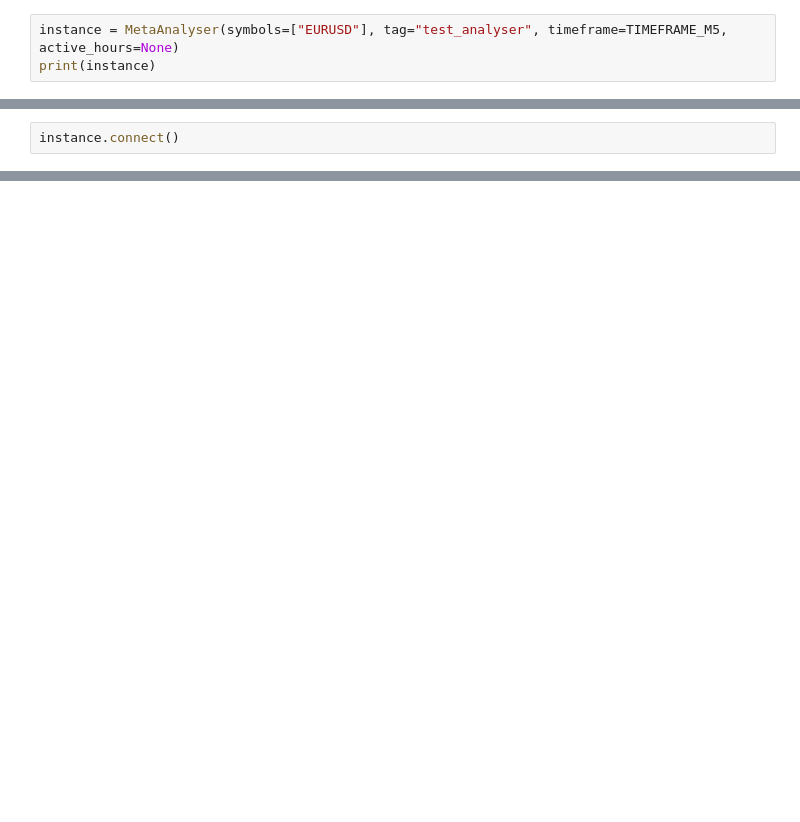
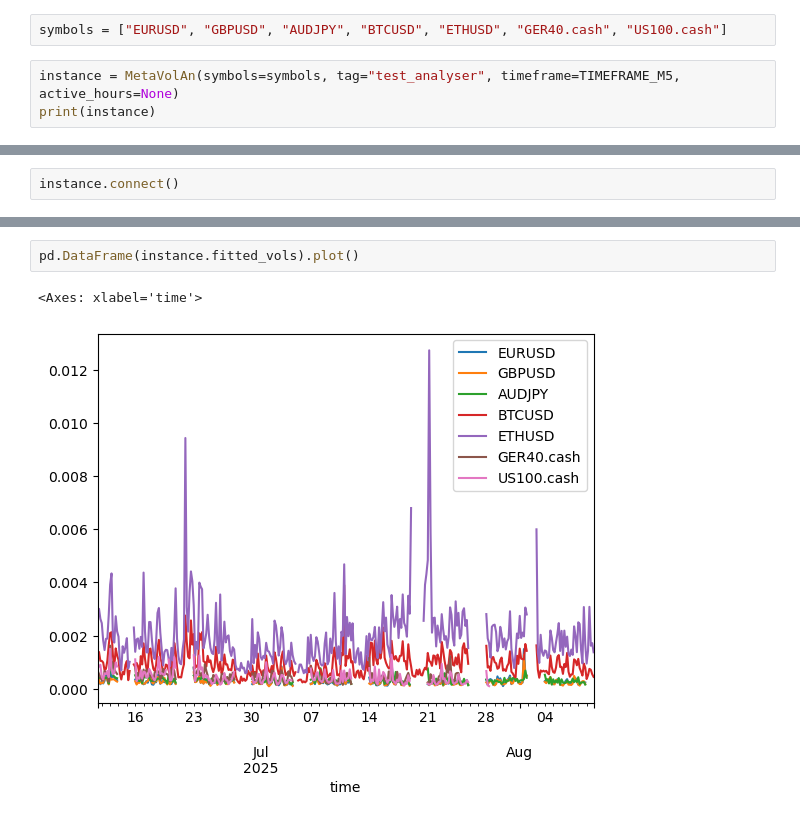
Before and after one commit to IliesElJ/metalib, a Jupyter notebook: metalib/notebooks/metanalyser_nb.ipynb, the cells around one changed output, grey strips where cells are left out. Saved outputs shown, nothing was run; the diff lists cells and outputs as text; blank space fills up the shorter version.

```diff
--- a/metalib/notebooks/metanalyser_nb.ipynb
+++ b/metalib/notebooks/metanalyser_nb.ipynb
@@ -4,4 +5,6 @@ from MetaTrader5 import TIMEFRAME_M5
+# %%
+symbols = ["EURUSD", "GBPUSD", "AUDJPY", "BTCUSD", "ETHUSD", "GER40.cash", "US100.cash"]
 # %%
-instance = MetaAnalyser(symbols=["EURUSD"], tag="test_analyser", timeframe=TIMEFRAME_M5, active_hours=None)
+instance = MetaVolAn(symbols=symbols, tag="test_analyser", timeframe=TIMEFRAME_M5, active_hours=None)
 print(instance)
 # %% [output]
@@ -15,0 +30,5 @@ TypeError: 'NoneType' object does not support item assignment
+# %%
+pd.DataFrame(instance.fitted_vols).plot()
+# %% [output]
+<Axes: xlabel='time'>
+[figure, added]
```
Also changed, not shown: parts of 4 cells of this notebook, 9 other files.
